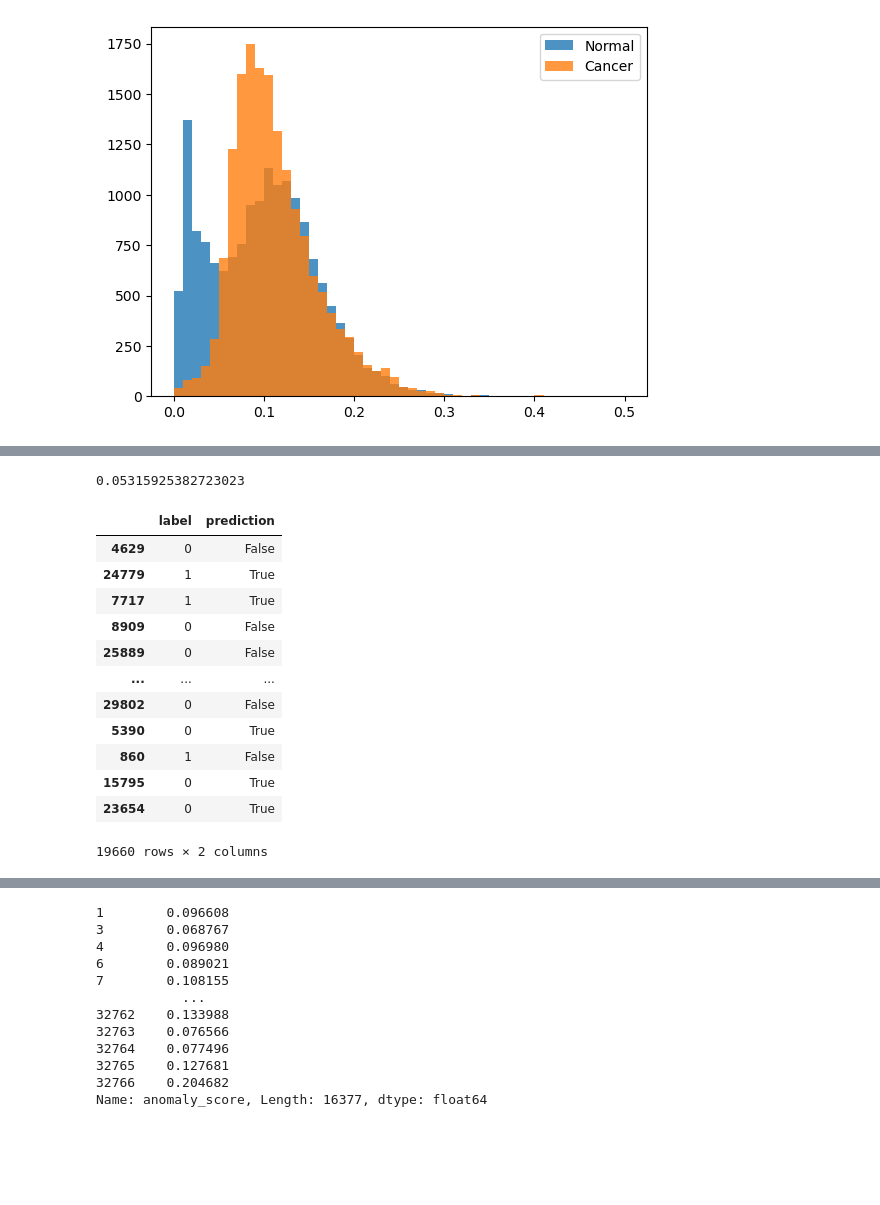
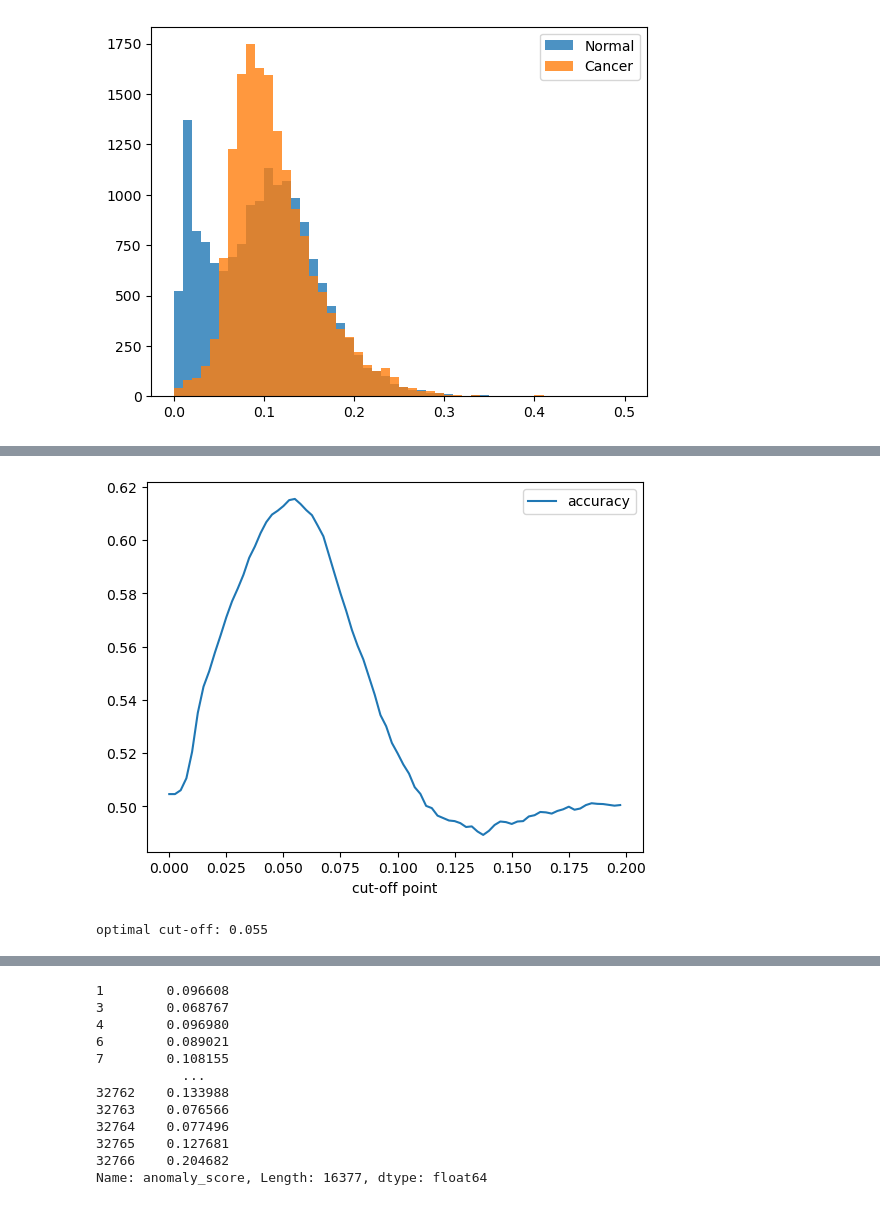
Before and after one commit to tymsoncyferki/Anomaly-Detection, a Jupyter notebook: AnoGAN/your_own_dataset/check_results.ipynb, the cells around one changed output, grey strips where cells are left out. Cells and saved outputs as stored; diff of their text form; code cells hidden in the pictures; blank space fills up the shorter version.

```diff
--- a/AnoGAN/your_own_dataset/check_results.ipynb
+++ b/AnoGAN/your_own_dataset/check_results.ipynb
@@ -52,2 +61,3 @@ plt.show()
 # %%
-train_X, test_X, y_train, y_test = train_test_split(df['anomaly_score'], df['label'], test_size=0.4, random_state=42)
+# Wynikową ramkę dzielimy na zbiór treningowy (do wytrenowania naszego 'klasyfikatora') i na zbiór testowy
+X_train, X_test, y_train, y_test = train_test_split(df['anomaly_score'], df['label'], test_size=0.4, random_state=42)
@@ -61,4 +63,0 @@ value = (df_agg.loc[0, 'anomaly_score'] + df_agg.loc[1, 'anomaly_score']) / 4
-# %%
-value
-# %% [output]
-0.05315925382723023
@@ -69,19 +64,29 @@ df_pred['prediction'] = (dff['anomaly_score'] > value)
-# %%
-df_pred
-# %% [output]
-|  | label | prediction |
-| 4629 | 0 | False |
-| 24779 | 1 | True |
-| 7717 | 1 | True |
-| 8909 | 0 | False |
-| 25889 | 0 | False |
-| ... | ... | ... |
-| 29802 | 0 | False |
-| 5390 | 0 | True |
-| 860 | 1 | False |
-| 15795 | 0 | True |
-| 23654 | 0 | True |
-19660 rows × 2 columns
-# %%
-y_true = df_pred['label']
-y_pred = df_pred['prediction']
+# %%
+class Classificator_Demo:
+    def __init__(self, cut_off):
+        self.cut_off = cut_off
+
+    def predict(self, X):
+        predictions = (X > self.cut_off)
+        return predictions
+# %%
+# Znajdźmy odpowiedni punkt odcięcia dla anomaly score
+points_c = []
+accuracy_c = []
+for i in range(80):
+    point = i / 400
+    classifier = Classificator_Demo(cut_off=point)
+    points_c.append(point)
+    y_pred = classifier.predict(X_test)
+#     accuracy_c.append(accuracy_score(y_test, y_pred))
+    accuracy_k.append(metrics.roc_auc_score(y_test, y_pred))
+plt.plot(points_c, accuracy_c, label='accuracy')
+plt.xlabel('cut-off point')
+plt.legend()
+plt.show()
+# %% [output]
+[figure, added]
+# %%
+print(f'optimal cut-off: {points_c[accuracy_c.index(max(accuracy_c))]}')
+# %% [output]
+optimal cut-off: 0.055
```
Also changed, not shown: parts of 32 cells of this notebook.
